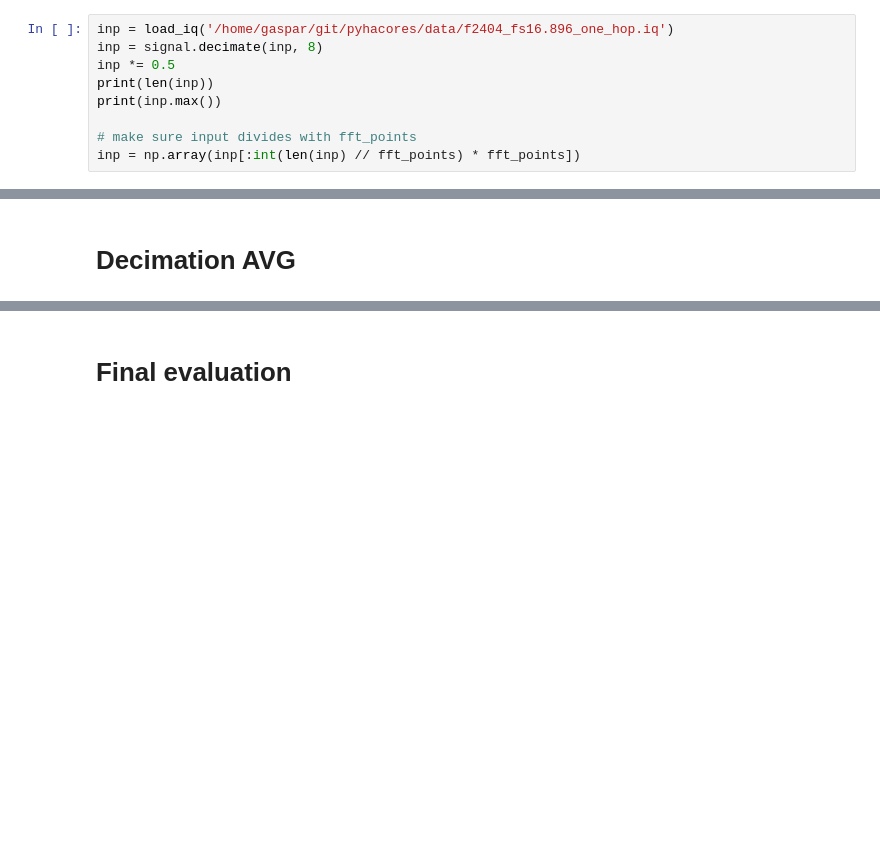
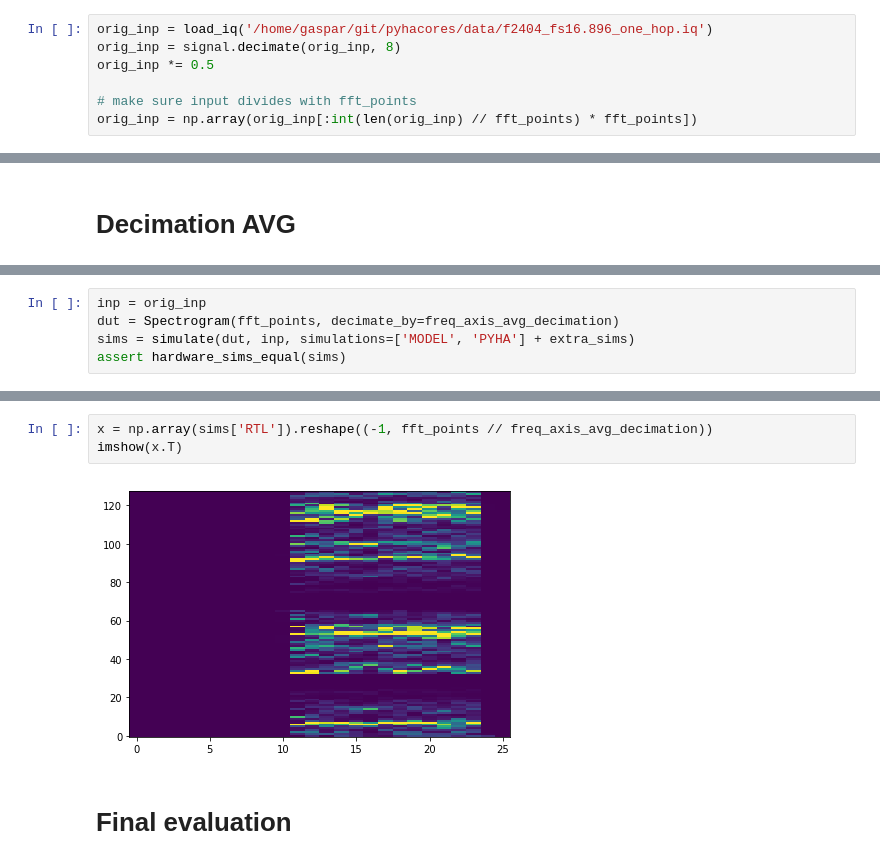
Before and after one commit to gasparka/pyhacores, a Jupyter notebook: under_construction/fft/doc/spectrogram.ipynb, the cells around one changed output, grey strips where cells are left out. Saved outputs shown, nothing was run; the diff lists cells and outputs as text; blank space fills up the shorter version.

Commit message:
spect: implement full design (not working, due to delays)

```diff
--- a/under_construction/fft/doc/spectrogram.ipynb
+++ b/under_construction/fft/doc/spectrogram.ipynb
@@ -46,11 +48,9 @@ extra_sims = ['RTL']
 # %% [markdown]
 # Prepare input
 # %%
-inp = load_iq('/home/gaspar/git/pyhacores/data/f2404_fs16.896_one_hop.iq')
-inp = signal.decimate(inp, 8)
-inp *= 0.5
-print(len(inp))
-print(inp.max())
+orig_inp = load_iq('/home/gaspar/git/pyhacores/data/f2404_fs16.896_one_hop.iq')
+orig_inp = signal.decimate(orig_inp, 8)
+orig_inp *= 0.5
 
 # make sure input divides with fft_points
-inp = np.array(inp[:int(len(inp) // fft_points) * fft_points])
+orig_inp = np.array(orig_inp[:int(len(orig_inp) // fft_points) * fft_points])
@@ -221,0 +248,5 @@ print(f'Block AVG SNR: {snrs}')
+# %%
+inp = orig_inp
+dut = Spectrogram(fft_points, decimate_by=freq_axis_avg_decimation)
+sims = simulate(dut, inp, simulations=['MODEL', 'PYHA'] + extra_sims)
+assert hardware_sims_equal(sims)
@@ -222,3 +268,8 @@ print(f'Block AVG SNR: {snrs}')
+# %%
+x = np.array(sims['RTL']).reshape((-1, fft_points // freq_axis_avg_decimation))
+imshow(x.T)
+# %% [output]
+[figure, added]
 # %% [markdown]
 # Final evaluation
 # %%
```
Also changed, not shown: parts of 18 cells of this notebook, 2 other files.
